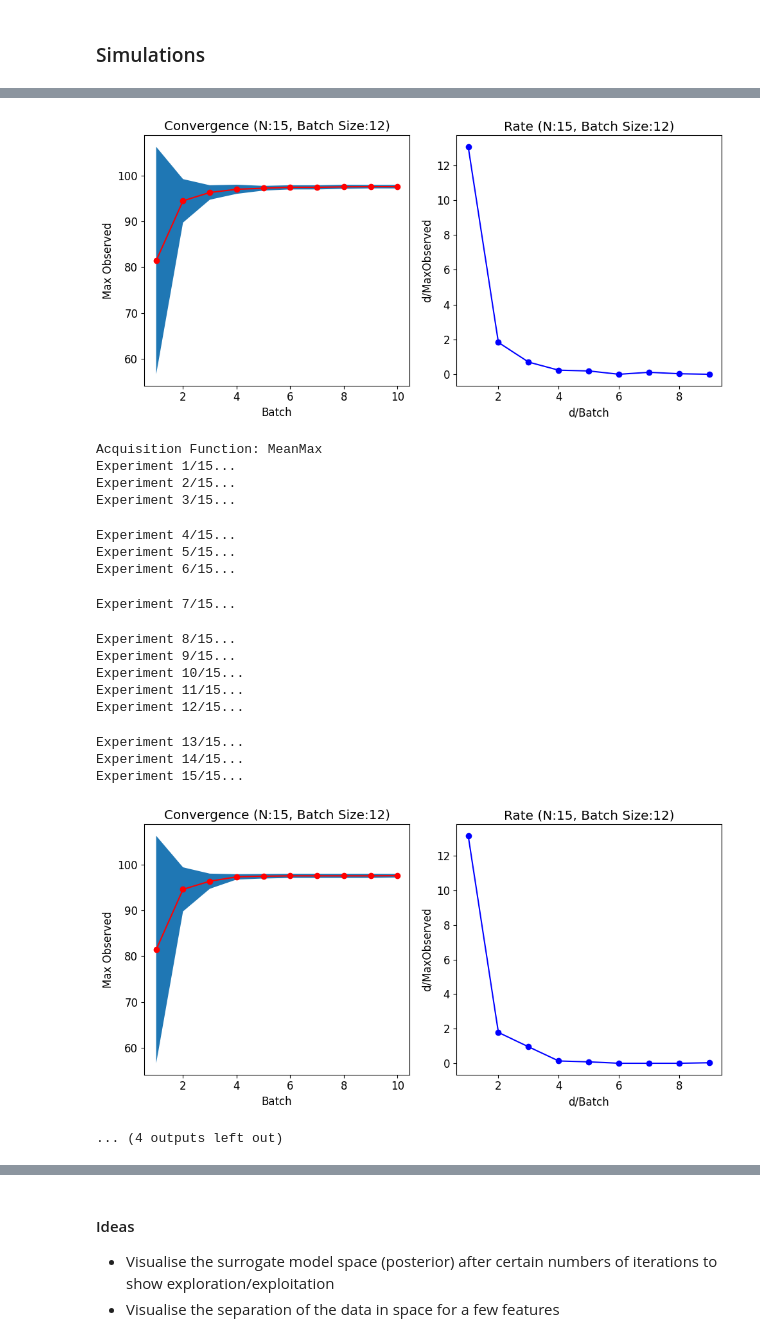
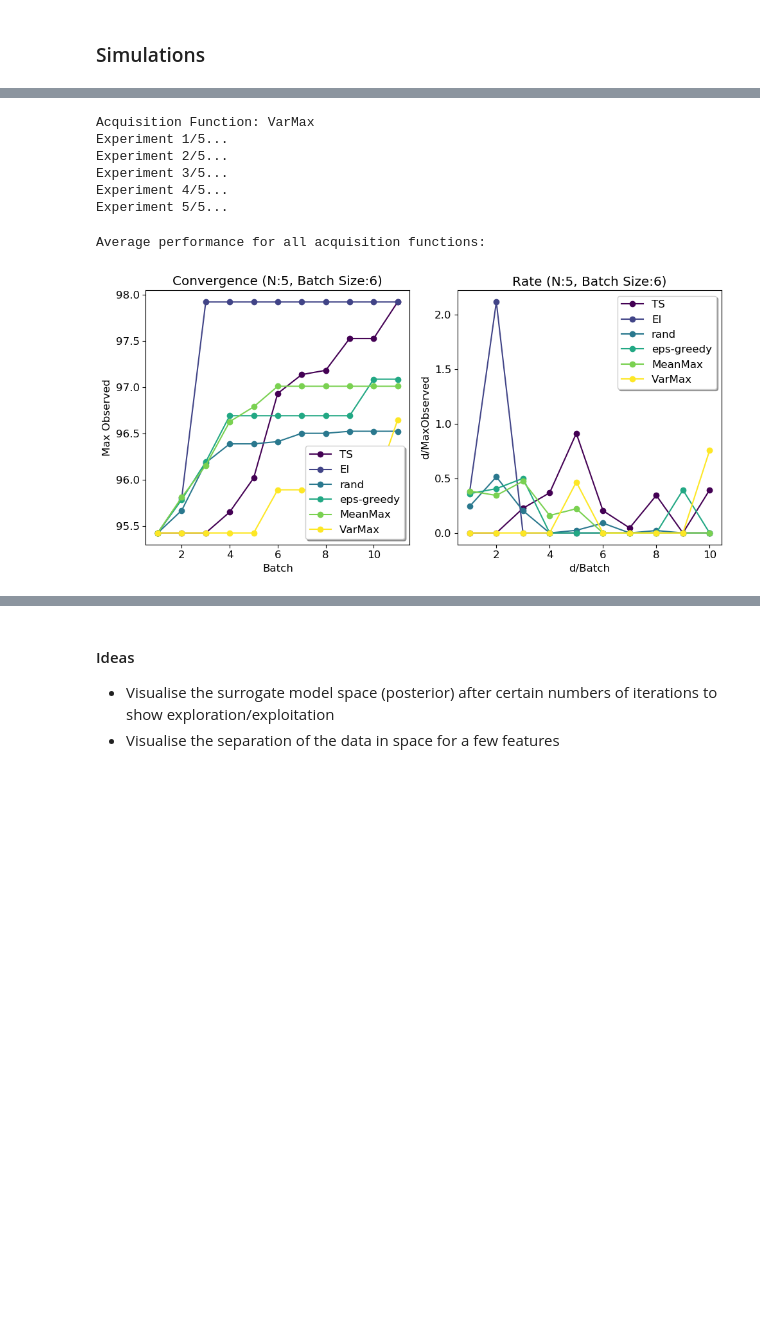
Before and after one commit to kemontei/l48-project, a Jupyter notebook: code/BO_L48_project.ipynb, the cells around one changed output, grey strips where cells are left out. Saved outputs shown, nothing was run; the diff lists cells and outputs as text; code cells hidden in the pictures; blank space fills up the shorter version.

Commit message:
simulated with different acquisition functions

```diff
--- a/code/BO_L48_project.ipynb
+++ b/code/BO_L48_project.ipynb
@@ -474,8 +490,7 @@ def simulate(data,                 # Data container (vide supra)
 from edbo.plot_utils import compare_convergence
 
 # Simulation
-
-acq_funcs = ['TS', 'rand', 'eps-greedy', 'MeanMax', 'VarMax']
+acq_funcs = ['TS', 'EI', 'rand', 'eps-greedy', 'MeanMax', 'VarMax']
 acq_func_results = []
 
 for acq_func in acq_funcs:
@@ -485,16 +500,16 @@ for acq_func in acq_funcs:
                               acq_func,            # Iterate over acq. funcs.
                               model=GP_Model,      # Gaussian process model
                               init_method='rand',  # Random initialization
-                              batch_size=12,        # Choose 5 experiments at a time
-                              iterations=9,        # Run for 9 iterations
-                              average_of=15,       # Run with 15 different random seeds
-                              export_path=None,    # Don't save the results
+                              batch_size=5,        # Choose 5 samples at a time
+                              iterations=12,        # Run for 12 iterations
+                              average_of=5,       # Run with 10 different random seeds
+                              export_path='simulation_output_acq_funcs', # Don't save the results
                               plot=True)           # Plot the average results
     # Save results
-    acq_func_results.append(results)
+    acq_func_results.append(mean)
 
 # Compare average convergence for each acquisition function
 print('Average performance for all acquisition functions:')
-compare_convergence(acq_func_results, 5, acq_funcs)
+compare_convergence(acq_func_results, 6, acq_funcs)
 # %% [output]
 Acquisition Function: TS
@@ -550,19 +545,8 @@ Experiment 15/15...
-[figure, removed]
-Acquisition Function: MeanMax
-Experiment 1/15...
-Experiment 2/15...
-Experiment 3/15...
+Acquisition Function: VarMax
+Experiment 1/5...
+Experiment 2/5...
+Experiment 3/5...
+Experiment 4/5...
+Experiment 5/5...
-Experiment 4/15...
-Experiment 5/15...
-Experiment 6/15...
+Average performance for all acquisition functions:
-Experiment 7/15...
-Experiment 8/15...
-Experiment 9/15...
-Experiment 10/15...
-Experiment 11/15...
-Experiment 12/15...
-Experiment 13/15...
-Experiment 14/15...
-Experiment 15/15...
-[figure, removed]
-... (4 outputs left out)
+[figure, new version]
```
Also changed, not shown: parts of 5 cells of this notebook, 2 other files.
